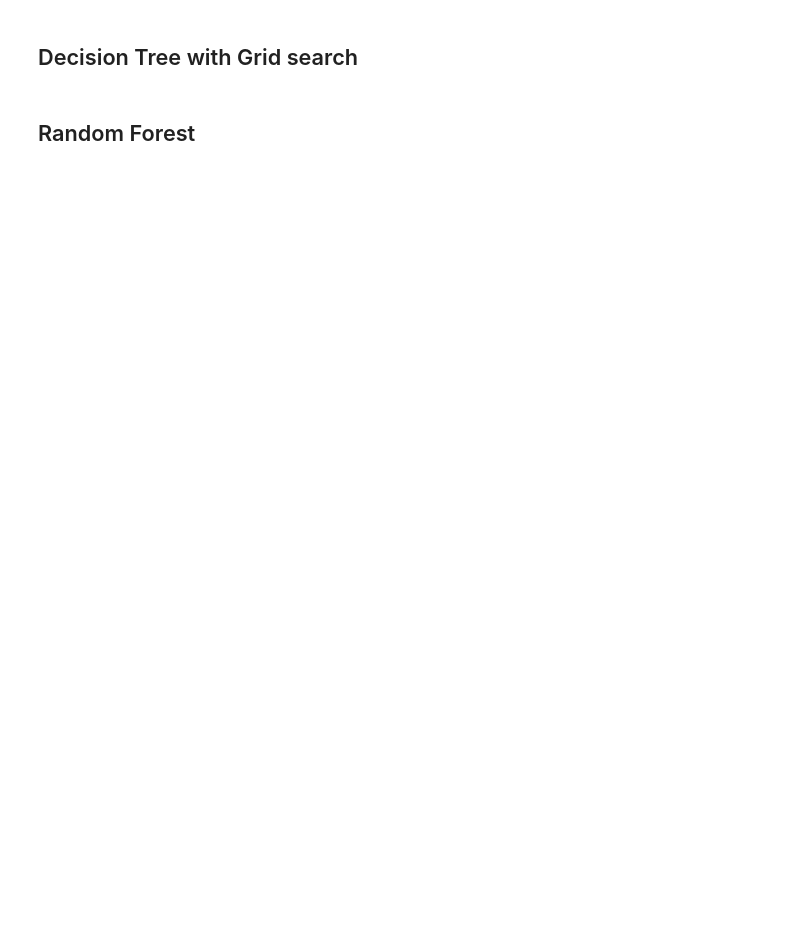
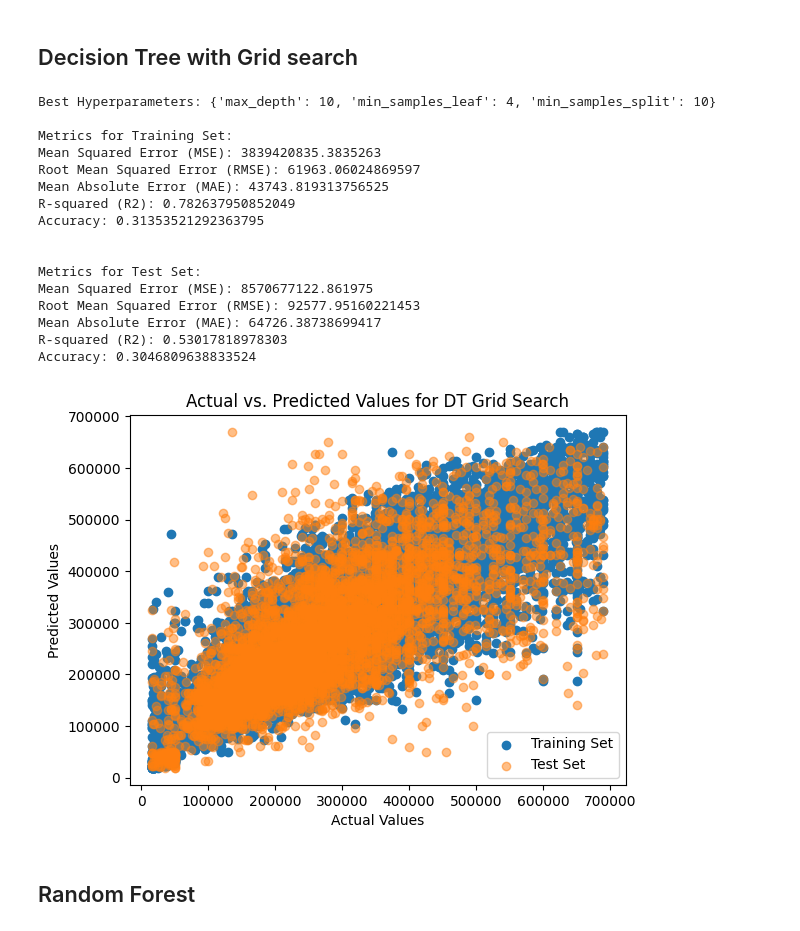
Before and after one commit to adnanjpg/data-mining-project, a Jupyter notebook: polars.ipynb, the cells around one changed output. Cells and saved outputs as stored; diff of their text form; code cells hidden in the pictures; blank space fills up the shorter version.

```diff
--- a/polars.ipynb
+++ b/polars.ipynb
@@ -495,34 +669,52 @@ param_grid = {
 }
 
 tree = DecisionTreeRegressor()
 
 # Create a GridSearchCV object
 grid_search = GridSearchCV(estimator=tree, param_grid=param_grid, scoring='neg_mean_squared_error', cv=5, n_jobs=-1)
 
 # Perform grid search on the training data
 grid_search.fit(X_train, y_train)
 
 # Get the best parameters from the grid search
 best_params = grid_search.best_params_
 print(f'Best Hyperparameters: {best_params}\n')
 
 # Create a new decision tree regressor with the best hyperparameters
 best_tree = DecisionTreeRegressor(max_depth=15, min_samples_leaf=4, min_samples_split=10)
 
 
 # Train the model on the entire training set
 best_tree.fit(X_train, y_train)
 
 # Make predictions on the test set
 y_train_pred = best_tree.predict(X_train)
 y_test_pred = best_tree.predict(X_test)
 
 y_train_score = best_tree.score(X_train, y_train)
 y_test_score = best_tree.score(X_test, y_test)
 
 pred_results.append((y_train_score, y_test_score, "DT Grid Search"))
 
-print_model_stats(y_train_pred, y_test_pred, model)
+print_model_stats(y_train_pred, y_test_pred, model, "DT Grid Search")
+# %% [output]
+Best Hyperparameters: {'max_depth': 10, 'min_samples_leaf': 4, 'min_samples_split': 10}
+
+Metrics for Training Set:
+Mean Squared Error (MSE): 3839420835.3835263
+Root Mean Squared Error (RMSE): 61963.06024869597
+Mean Absolute Error (MAE): 43743.819313756525
+R-squared (R2): 0.782637950852049
+Accuracy: 0.31353521292363795
+
+
+Metrics for Test Set:
+Mean Squared Error (MSE): 8570677122.861975
+Root Mean Squared Error (RMSE): 92577.95160221453
+Mean Absolute Error (MAE): 64726.38738699417
+R-squared (R2): 0.53017818978303
+Accuracy: 0.3046809638833524
+[figure, added]
 # %% [markdown]
 ## Random Forest
 # %%
```
Also changed, not shown: parts of 20 cells of this notebook.
